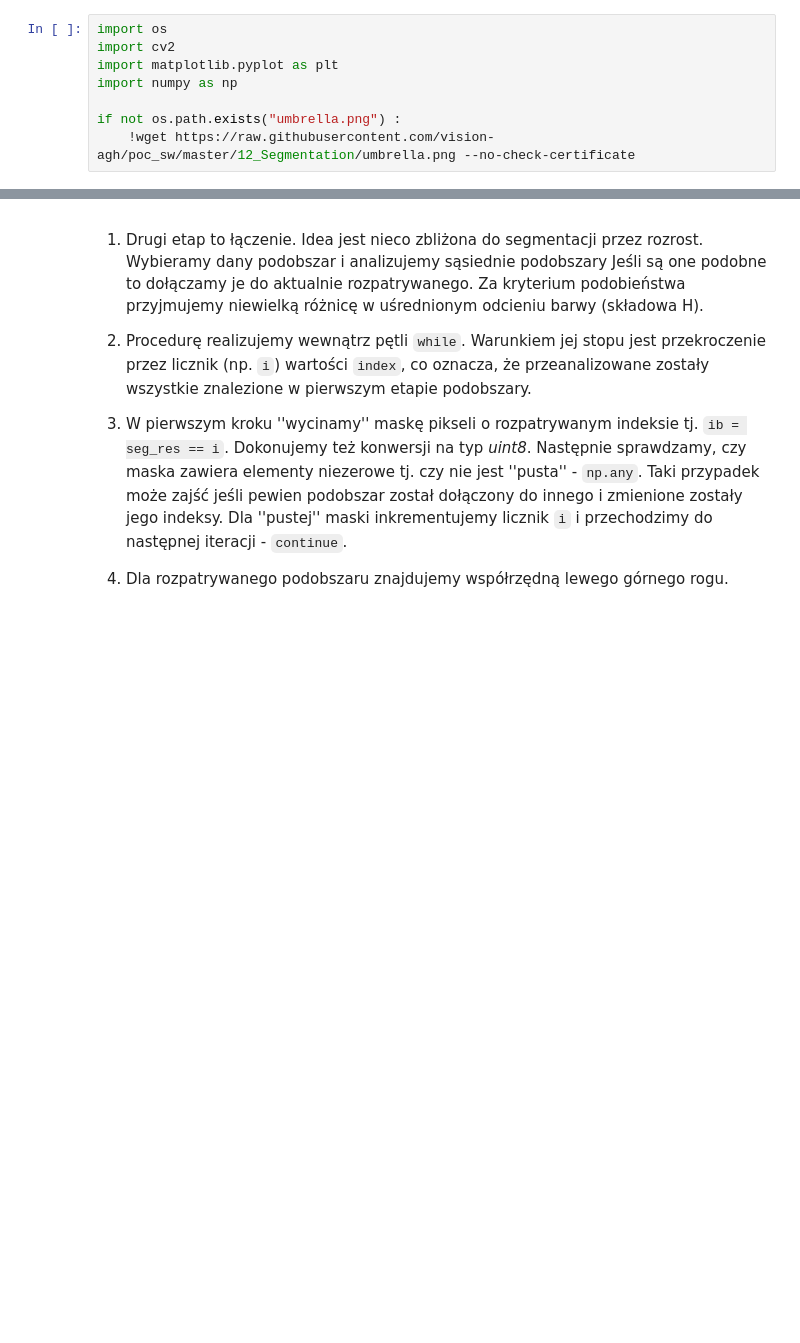
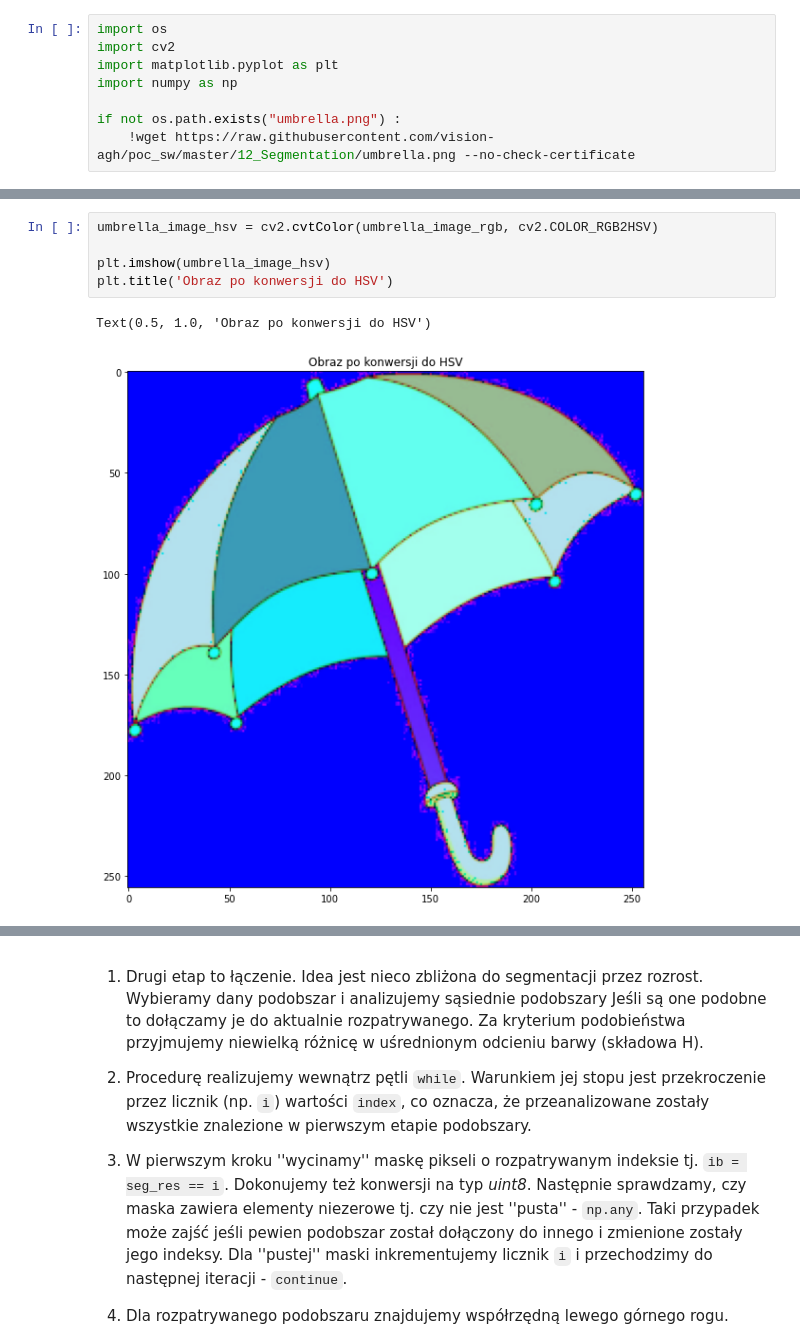
Before and after one commit to wojkly/image-processing, a Jupyter notebook: lab3_zad3/klyszejko-wojciech-10_segmentation.ipynb, the cells around one changed output, grey strips where cells are left out. Cells and saved outputs as stored; diff of their text form; blank space fills up the shorter version.

```diff
--- a/lab3_zad3/klyszejko-wojciech-10_segmentation.ipynb
+++ b/lab3_zad3/klyszejko-wojciech-10_segmentation.ipynb
@@ -385,0 +401,8 @@ if not os.path.exists("umbrella.png") :
+# %%
+umbrella_image_hsv = cv2.cvtColor(umbrella_image_rgb, cv2.COLOR_RGB2HSV)
+
+plt.imshow(umbrella_image_hsv)
+plt.title('Obraz po konwersji do HSV')
+# %% [output]
+Text(0.5, 1.0, 'Obraz po konwersji do HSV')
+[figure, added]
```
Also changed, not shown: parts of 23 cells of this notebook, 1 other file.
